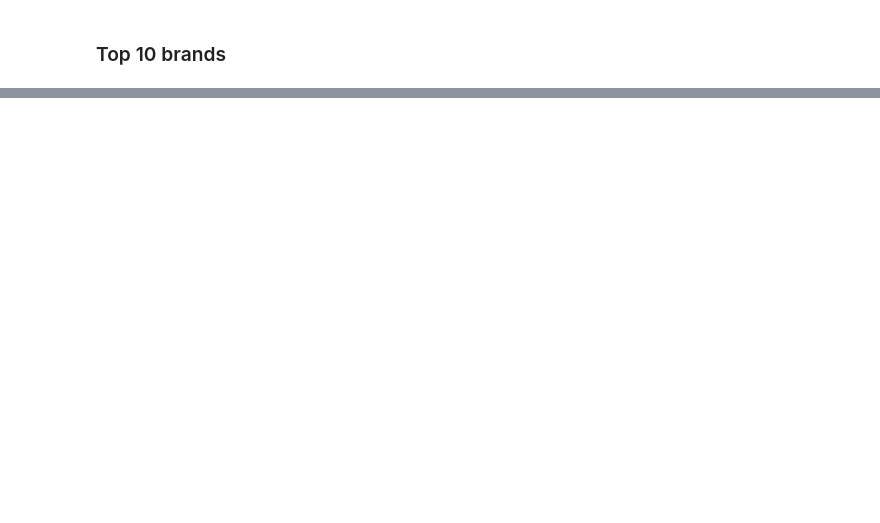
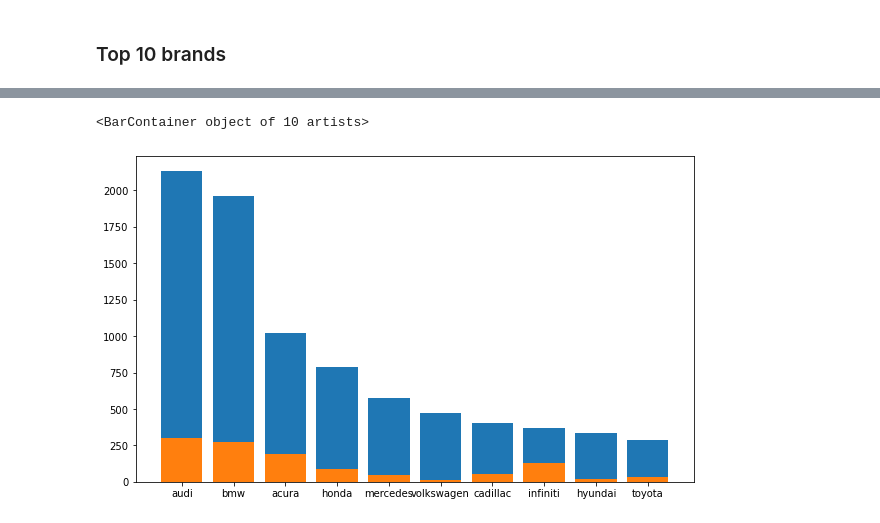
Before and after one commit to vicgpt/Unstructured-Data-Analytics, a Jupyter notebook: Assignment 1 - Car Brands/Car-Brand-Text-Analytics-vishal.ipynb, the cells around one changed output, grey strips where cells are left out. Saved outputs shown, nothing was run; the diff lists cells and outputs as text; code cells hidden in the pictures; blank space fills up the shorter version.

```diff
--- a/Assignment 1 - Car Brands/Car-Brand-Text-Analytics-vishal.ipynb
+++ b/Assignment 1 - Car Brands/Car-Brand-Text-Analytics-vishal.ipynb
@@ -250,0 +281,14 @@ Steps for creating Occurence matrix -
+# %%
+# creating brand wise columns to get occurence into a dataframe
+brand_occurence_df = pd.DataFrame(np.zeros((data.shape[0], 10)))
+brand_occurence_df.columns = top10_brands['Brand'].values
+
+# appending comment df with brand occurence df
+brand_occurence_df = pd.concat([data, brand_occurence_df], axis=1)
+
+# geting occurence columns populated
+for c in brand_occurence_df.iloc[:, 2:]:
+    print('calculating occurence in comment for brand - ', c)
+    brand_occurence_df[c] = brand_occurence_df['comment'].str.contains(c).astype(int)
+
+print(brand_occurence_df.head())
@@ -250,0 +313,11 @@ Steps for creating Occurence matrix -
+# %%
+# CHECK
+# testing the total occurence by brand in comments vs total frequency in complete text
+comment_mentions = brand_occurence_df.iloc[:, 2:].sum()
+
+plt.figure(figsize=(10, 6))
+plt.bar(top10_brands['Brand'], top10_brands['frequency'])
+plt.bar(comment_mentions.index, comment_mentions)
+# %% [output]
+<BarContainer object of 10 artists>
+[figure, added]
```
Also changed, not shown: parts of 12 cells of this notebook.
